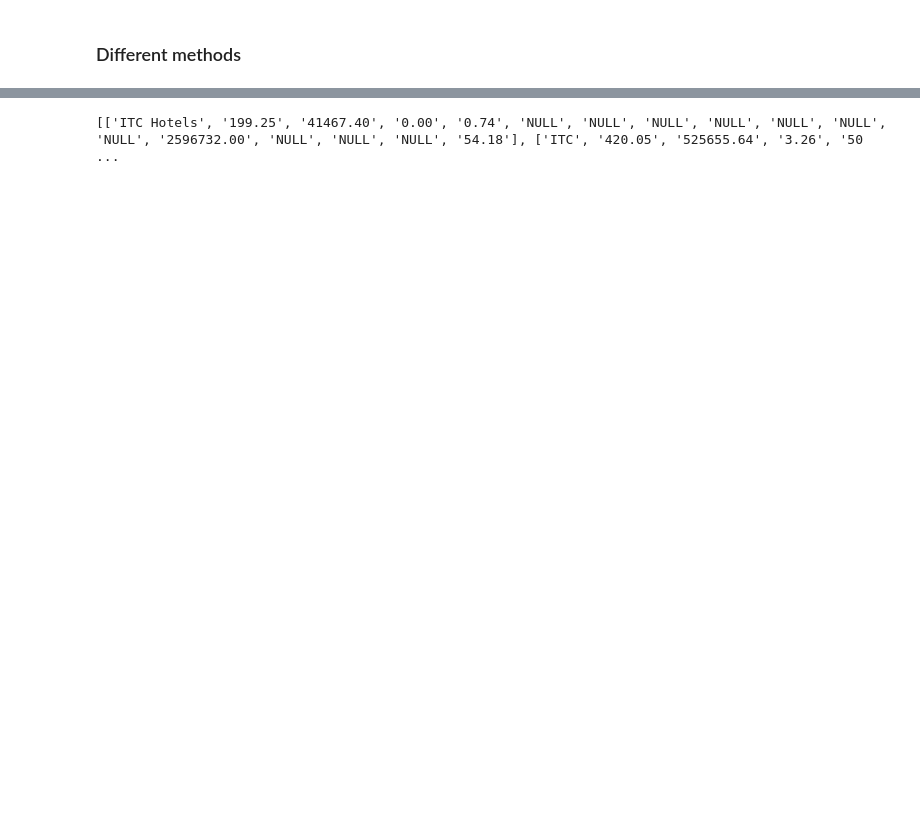
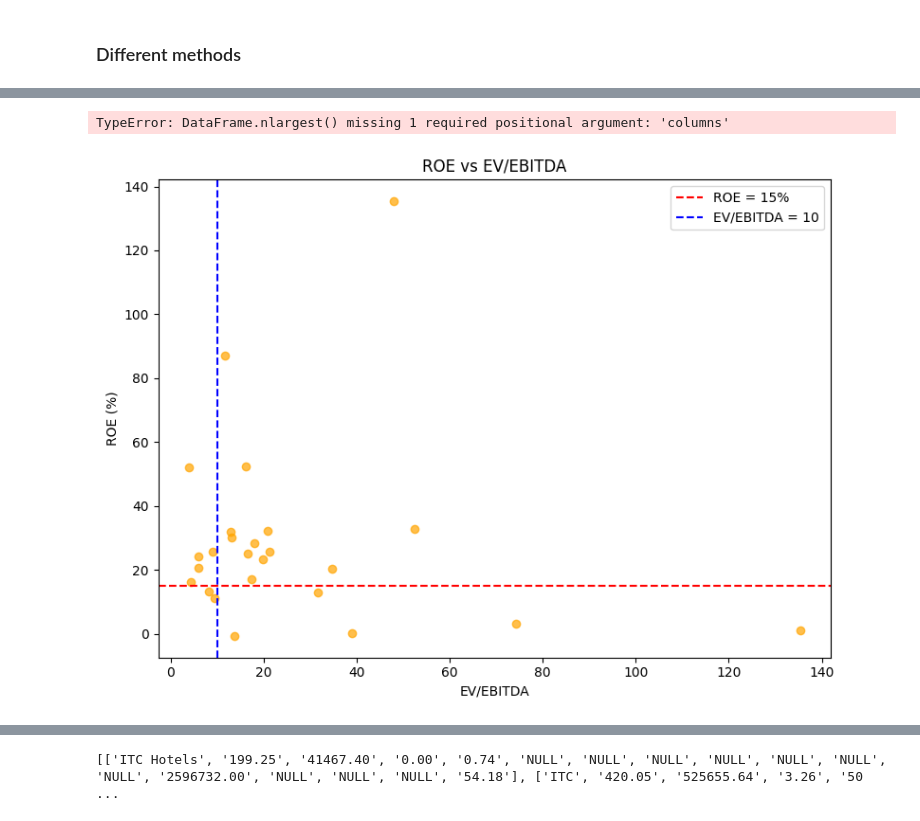
Before and after one commit to prashk027/Tasks, a Jupyter notebook: Tasks/PythonScript/task3/screener.ipynb, the cells around one changed output, grey strips where cells are left out. Cells and saved outputs as stored; diff of their text form; code cells hidden in the pictures; blank space fills up the shorter version.

```diff
--- a/Tasks/PythonScript/task3/screener.ipynb
+++ b/Tasks/PythonScript/task3/screener.ipynb
@@ -167,0 +435,24 @@ Inserted into stocks table.
+# %%
+top_roe = df.nlargest('roe_percent')
+plt.figure(figsize=(10, 6))
+plt.barh(top_roe['cmp_rs'], top_roe['roe_percent'], color='green')
+plt.xlabel("ROE (%)")
+plt.title("Top 10 Stocks by ROE")
+plt.gca().invert_yaxis()
+plt.tight_layout()
+plt.show()
+# %% [output]
+TypeError: DataFrame.nlargest() missing 1 required positional argument: 'columns'
+# %%
+plt.figure(figsize=(8, 6))
+plt.scatter(df['ev_by_ebitda'], df['roe_percent'], alpha=0.7, color='orange')
+plt.xlabel("EV/EBITDA")
+plt.ylabel("ROE (%)")
+plt.title("ROE vs EV/EBITDA")
+plt.axhline(15, color='red', linestyle='--', label='ROE = 15%')
+plt.axvline(10, color='blue', linestyle='--', label='EV/EBITDA = 10')
+plt.legend()
+plt.tight_layout()
+plt.show()
+# %% [output]
+[figure, added]
```
Also changed, not shown: parts of 33 cells of this notebook, 2 other files.
